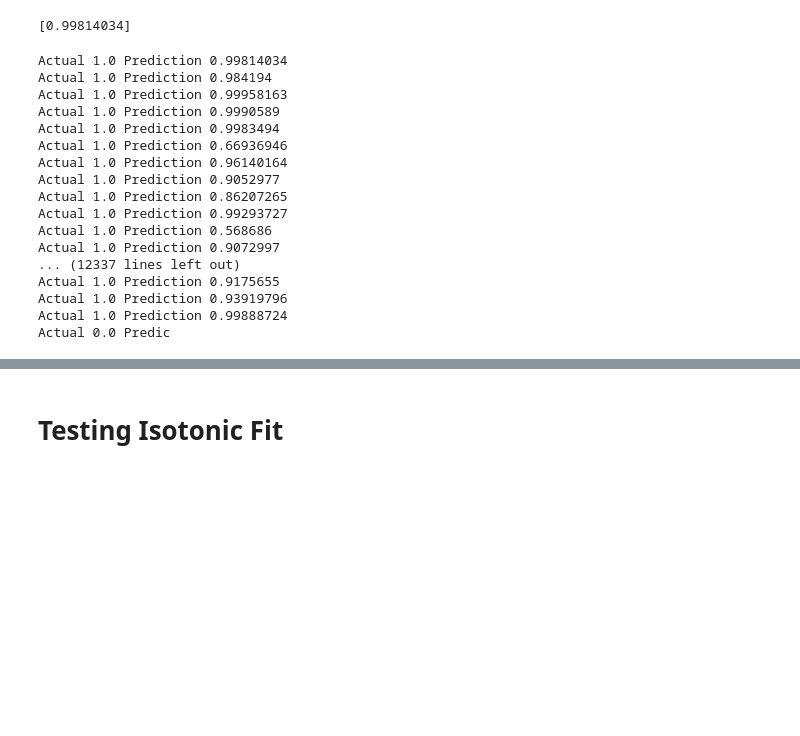
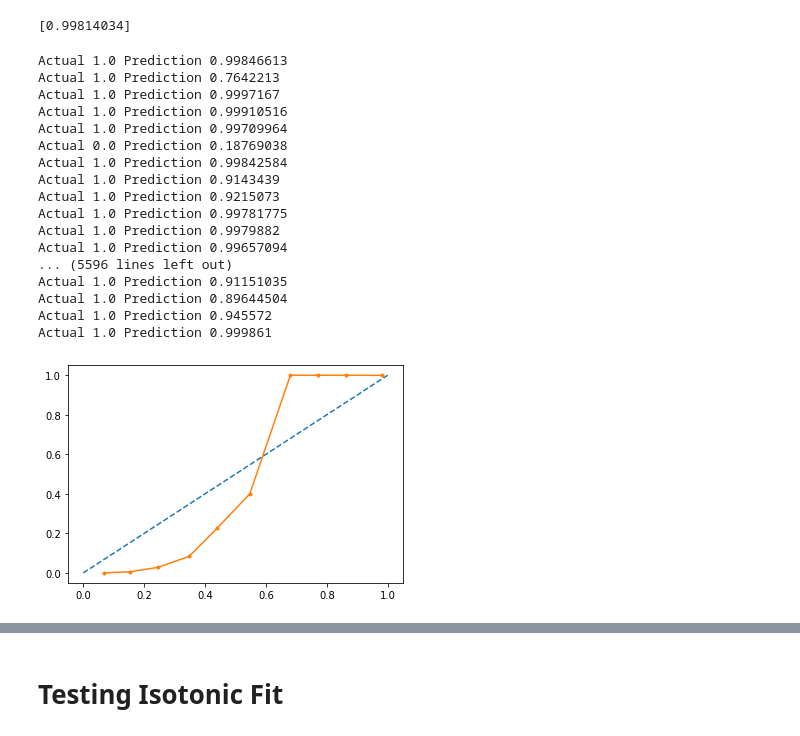
Before and after one commit to MarshallKrakauer/MovePrediction, a Jupyter notebook: ChessPredictionXGB.ipynb, the cells around one changed output, grey strips where cells are left out. Cells and saved outputs as stored; diff of their text form; code cells hidden in the pictures; blank space fills up the shorter version.

```diff
--- a/ChessPredictionXGB.ipynb
+++ b/ChessPredictionXGB.ipynb
@@ -37,24 +37,28 @@ print(test)
 # %% [output]
 [0.99814034]
 # %%
-preds = booster.predict(xgb.DMatrix(X_train))
+preds = booster.predict(xgb.DMatrix(X_test))
 for x in range(len(preds)):
-    print('Actual', y_train.values[x], 'Prediction', preds[x])
+    print('Actual', y_test.values[x], 'Prediction', preds[x])
 # %% [output]
-Actual 1.0 Prediction 0.99814034
-Actual 1.0 Prediction 0.984194
-Actual 1.0 Prediction 0.99958163
-Actual 1.0 Prediction 0.9990589
-Actual 1.0 Prediction 0.9983494
-Actual 1.0 Prediction 0.66936946
-Actual 1.0 Prediction 0.96140164
-Actual 1.0 Prediction 0.9052977
-Actual 1.0 Prediction 0.86207265
-Actual 1.0 Prediction 0.99293727
-Actual 1.0 Prediction 0.568686
-Actual 1.0 Prediction 0.9072997
-... (12337 lines left out)
-Actual 1.0 Prediction 0.9175655
-Actual 1.0 Prediction 0.93919796
-Actual 1.0 Prediction 0.99888724
-Actual 0.0 Predic
+Actual 1.0 Prediction 0.99846613
+Actual 1.0 Prediction 0.7642213
+Actual 1.0 Prediction 0.9997167
+Actual 1.0 Prediction 0.99910516
+Actual 1.0 Prediction 0.99709964
+Actual 0.0 Prediction 0.18769038
+Actual 1.0 Prediction 0.99842584
+Actual 1.0 Prediction 0.9143439
+Actual 1.0 Prediction 0.9215073
+Actual 1.0 Prediction 0.99781775
+Actual 1.0 Prediction 0.9979882
+Actual 1.0 Prediction 0.99657094
+... (5596 lines left out)
+Actual 1.0 Prediction 0.91151035
+Actual 1.0 Prediction 0.89644504
+Actual 1.0 Prediction 0.945572
+Actual 1.0 Prediction 0.999861
+# %%
+plot_calibration(y_test, preds)
+# %% [output]
+[figure, added]
```
Also changed, not shown: parts of 4 cells of this notebook.
